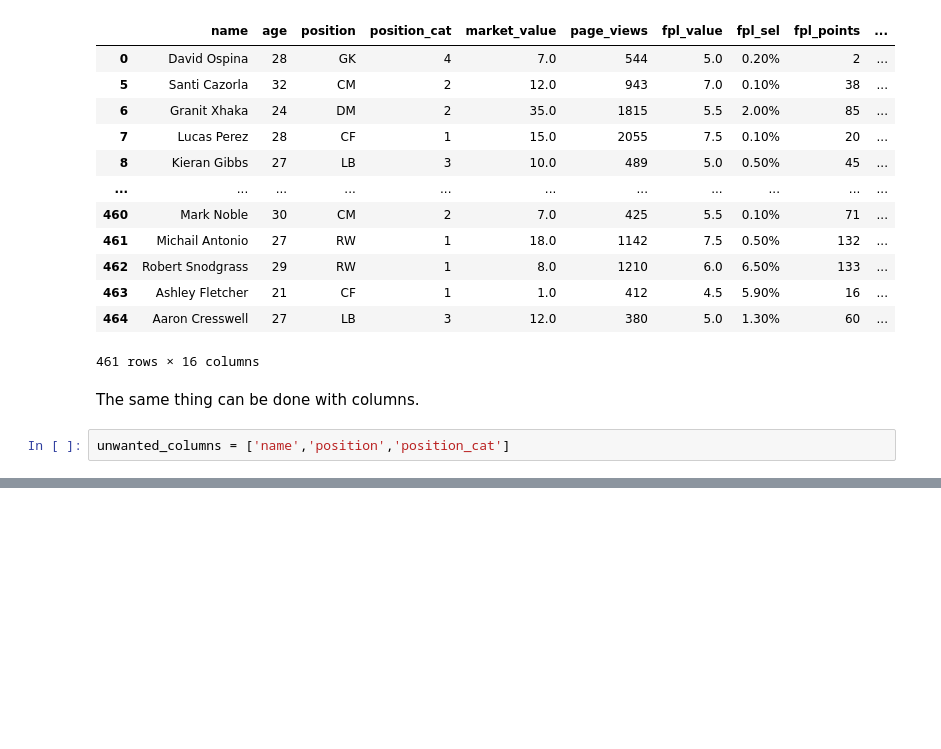
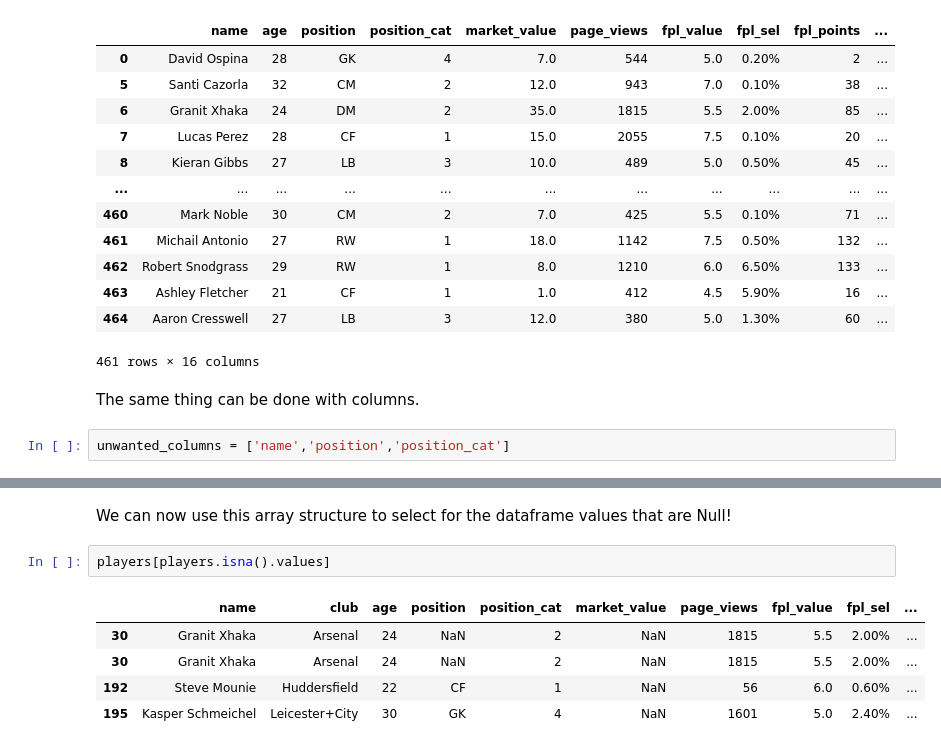
Before and after one commit to jgabunilas/pandas-bootcamp, a Jupyter notebook: Section5_DataFrames_in_Depth/Section5_DataFrames_in_Depth.ipynb, the cells around one changed output, grey strips where cells are left out. Drawn from its saved outputs; the diff is of its cells as text; blank space fills up the shorter version.

```diff
--- a/Section5_DataFrames_in_Depth/Section5_DataFrames_in_Depth.ipynb
+++ b/Section5_DataFrames_in_Depth/Section5_DataFrames_in_Depth.ipynb
@@ -1594,0 +1694,10 @@ players.reindex(
+# %% [markdown]
+We can now use this array structure to select for the dataframe values that are Null!
+# %%
+players[players.isna().values]
+# %% [output]
+|  | name | club | age | position | position_cat | market_value | page_views | fpl_value | fpl_sel | ... |
+| 30 | Granit Xhaka | Arsenal | 24 | NaN | 2 | NaN | 1815 | 5.5 | 2.00% | ... |
+| 30 | Granit Xhaka | Arsenal | 24 | NaN | 2 | NaN | 1815 | 5.5 | 2.00% | ... |
+| 192 | Steve Mounie | Huddersfield | 22 | CF | 1 | NaN | 56 | 6.0 | 0.60% | ... |
+| 195 | Kasper Schmeichel | Leicester+City | 30 | GK | 4 | NaN | 1601 | 5.0 | 2.40% | ... |
```
Also changed, not shown: parts of 36 cells of this notebook.
